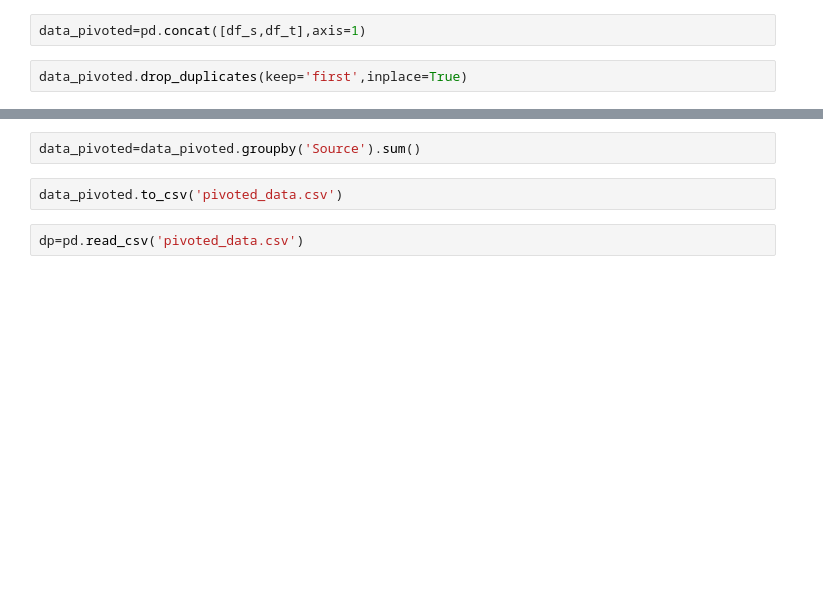
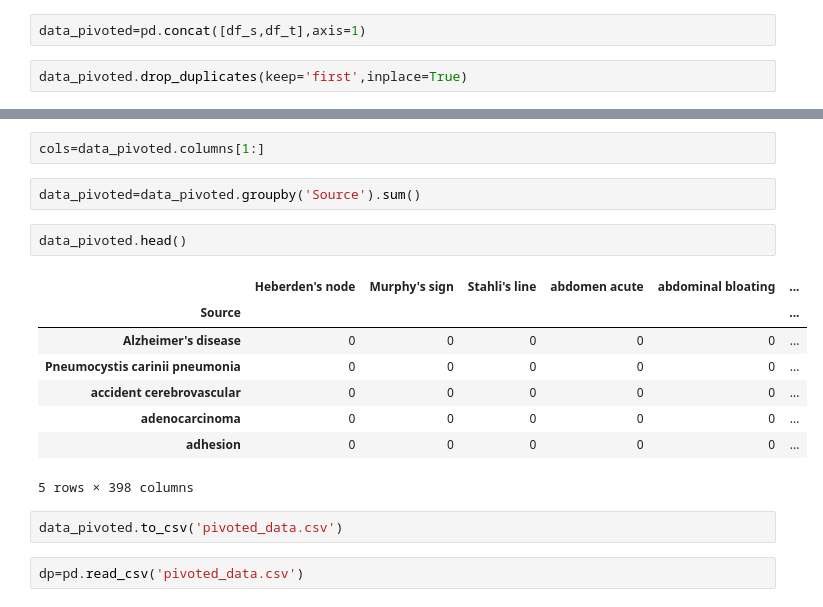
Before and after one commit to ApoorvaCh/Disease-Prediction, a Jupyter notebook: data_analysis.ipynb, the cells around one changed output, grey strips where cells are left out. Drawn from its saved outputs; the diff is of its cells as text; blank space fills up the shorter version.

```diff
--- a/data_analysis.ipynb
+++ b/data_analysis.ipynb
@@ -56,5 +98,18 @@ data_pivoted.drop_duplicates(keep='first',inplace=True)
+# %%
+cols=data_pivoted.columns[1:]
 # %%
 data_pivoted=data_pivoted.groupby('Source').sum()
+# %%
+data_pivoted.head()
+# %% [output]
+|  | Heberden's node | Murphy's sign | Stahli's line | abdomen acute | abdominal bloating | ... |
+| Source |  |  |  |  |  | ... |
+| Alzheimer's disease | 0 | 0 | 0 | 0 | 0 | ... |
+| Pneumocystis carinii pneumonia | 0 | 0 | 0 | 0 | 0 | ... |
+| accident cerebrovascular | 0 | 0 | 0 | 0 | 0 | ... |
+| adenocarcinoma | 0 | 0 | 0 | 0 | 0 | ... |
+| adhesion | 0 | 0 | 0 | 0 | 0 | ... |
+5 rows × 398 columns
 # %%
 data_pivoted.to_csv('pivoted_data.csv')
 # %%
```
Also changed, not shown: parts of 7 cells of this notebook.
